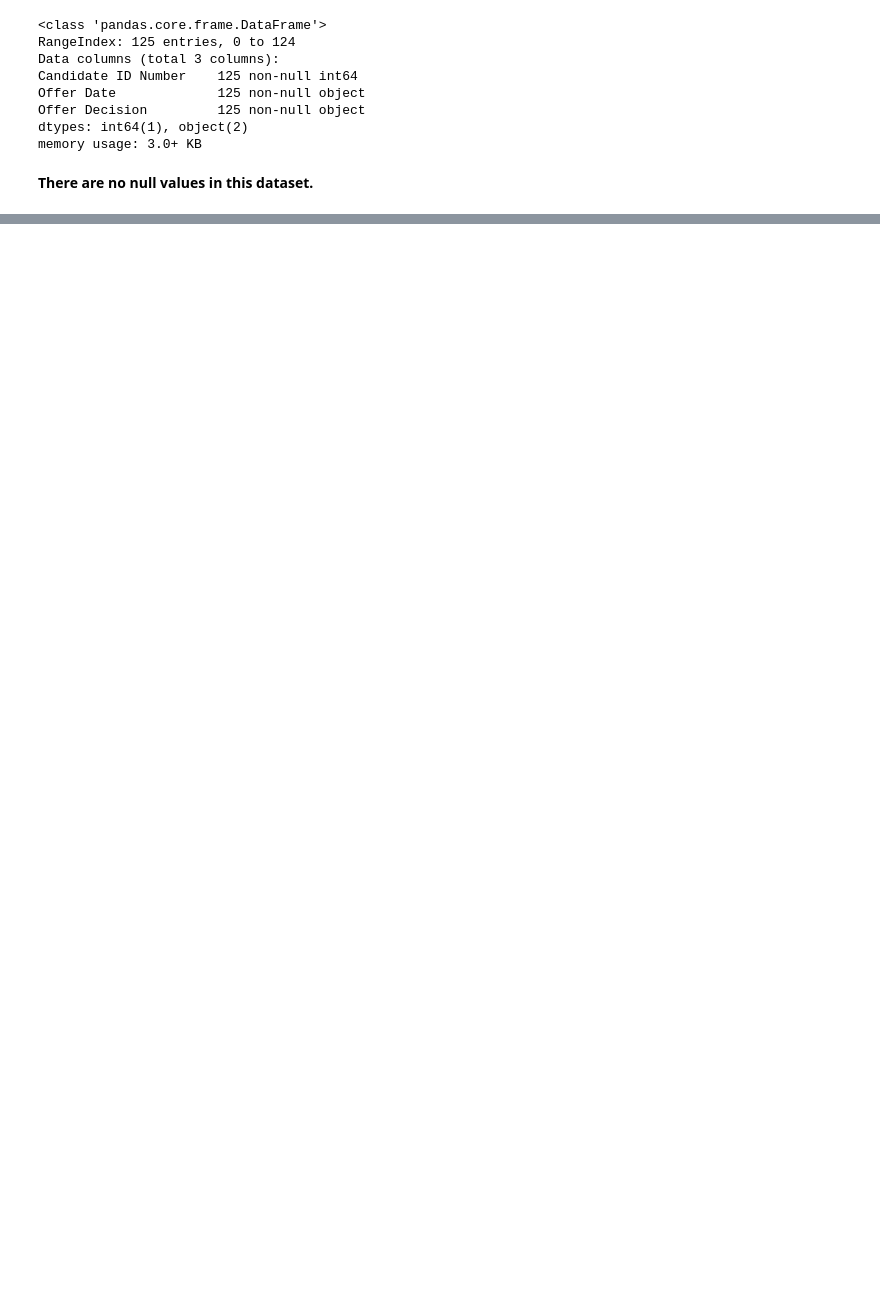
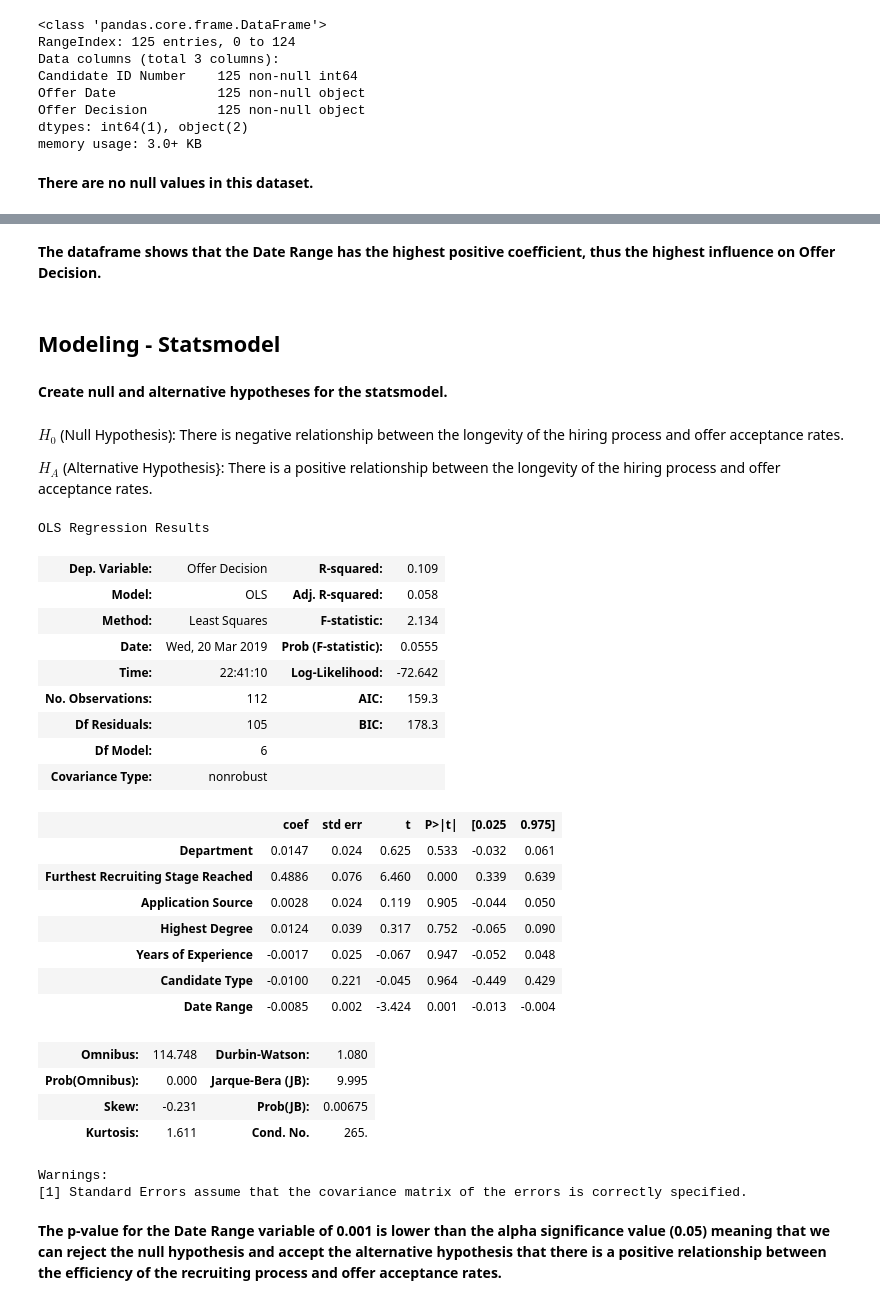
Before and after one commit to danhyunkim/HCAR-Analytics-Report, a Jupyter notebook: Human Capital Analytics and Reporting Case Study.ipynb, the cells around one changed output, grey strips where cells are left out. Saved outputs shown, nothing was run; the diff lists cells and outputs as text; code cells hidden in the pictures; blank space fills up the shorter version.

```diff
--- a/Human Capital Analytics and Reporting Case Study.ipynb
+++ b/Human Capital Analytics and Reporting Case Study.ipynb
@@ -160,0 +312,7 @@ pd.merge(left=ra, right=os, how='outer')
+# %%
+# Convert the Date of Application and Offer Date into datetime objects
+model_df['Date of Application'] = pd.to_datetime(model_df['Date of Application'])
+model_df['Offer Date'] = pd.to_datetime(model_df['Offer Date'])
+# %%
+# Create new `Date Range` variable which shows the number of days between the Date of Application and Offer Date
+model_df['Date Range'] = model_df['Offer Date'] - model_df['Date of Application']
@@ -160,0 +346,3 @@ pd.merge(left=ra, right=os, how='outer')
+# %%
+# Show only the number of days, removing the word 'days'
+model_df['Date Range'] = [i.days for i in model_df['Date Range']]
@@ -160,0 +395,9 @@ pd.merge(left=ra, right=os, how='outer')
+# %%
+'''
+Set up X and y variables which will be used for modeling.
+A Random Forest Regressor model will be built because it allows for interpretability of results and coefficients.
+'''
+features = model_df.columns.drop(['Candidate ID Number', 'Position Title', 'Date of Application',
+                                  'Offer Date', 'Offer Decision'])
+X = model_df[features]
+y = model_df['Offer Decision']
@@ -160,0 +445,50 @@ pd.merge(left=ra, right=os, how='outer')
+# %% [markdown]
+**The dataframe shows that the Date Range has the highest positive coefficient, thus the highest influence on Offer Decision.**
+# %% [markdown]
+## Modeling - Statsmodel
+# %% [markdown]
+**Create null and alternative hypotheses for the statsmodel.**
+# %% [markdown]
+$H_{0}$ (Null Hypothesis): There is negative relationship between the longevity of the hiring process and offer acceptance rates.
+
+$H_{A}$ (Alternative Hypothesis}: There is a positive relationship between the longevity of the hiring process and offer acceptance rates.
+# %%
+# Create features for the statsmodel
+X = model_df[features]
+y = model_df['Offer Decision']
+
+X = sm.add_constant(X)
+
+# Instantiate the model
+model = sm.OLS(y, X)
+# Fit the model
+results = model.fit()
+# Print a results summary for the model
+results.summary()
+# %% [output]
+OLS Regression Results
+| Dep. Variable: | Offer Decision | R-squared: | 0.109 |
+| Model: | OLS | Adj. R-squared: | 0.058 |
+| Method: | Least Squares | F-statistic: | 2.134 |
+| Date: | Wed, 20 Mar 2019 | Prob (F-statistic): | 0.0555 |
+| Time: | 22:41:10 | Log-Likelihood: | -72.642 |
+| No. Observations: | 112 | AIC: | 159.3 |
+| Df Residuals: | 105 | BIC: | 178.3 |
+| Df Model: | 6 |  |  |
+| Covariance Type: | nonrobust |  |  |
+|  | coef | std err | t | P>|t| | [0.025 | 0.975] |
+| Department | 0.0147 | 0.024 | 0.625 | 0.533 | -0.032 | 0.061 |
+| Furthest Recruiting Stage Reached | 0.4886 | 0.076 | 6.460 | 0.000 | 0.339 | 0.639 |
+| Application Source | 0.0028 | 0.024 | 0.119 | 0.905 | -0.044 | 0.050 |
+| Highest Degree | 0.0124 | 0.039 | 0.317 | 0.752 | -0.065 | 0.090 |
+| Years of Experience | -0.0017 | 0.025 | -0.067 | 0.947 | -0.052 | 0.048 |
+| Candidate Type | -0.0100 | 0.221 | -0.045 | 0.964 | -0.449 | 0.429 |
+| Date Range | -0.0085 | 0.002 | -3.424 | 0.001 | -0.013 | -0.004 |
+| Omnibus: | 114.748 | Durbin-Watson: | 1.080 |
+| Prob(Omnibus): | 0.000 | Jarque-Bera (JB): | 9.995 |
+| Skew: | -0.231 | Prob(JB): | 0.00675 |
+| Kurtosis: | 1.611 | Cond. No. | 265. |
+Warnings:
+[1] Standard Errors assume that the covariance matrix of the errors is correctly specified.
+# %% [markdown]
+**The p-value for the Date Range variable of 0.001 is lower than the alpha significance value (0.05) meaning that we can reject the null hypothesis and accept the alternative hypothesis that there is a positive relationship between the efficiency of the recruiting process and offer acceptance rates.**
```
Also changed, not shown: parts of 46 cells of this notebook.
